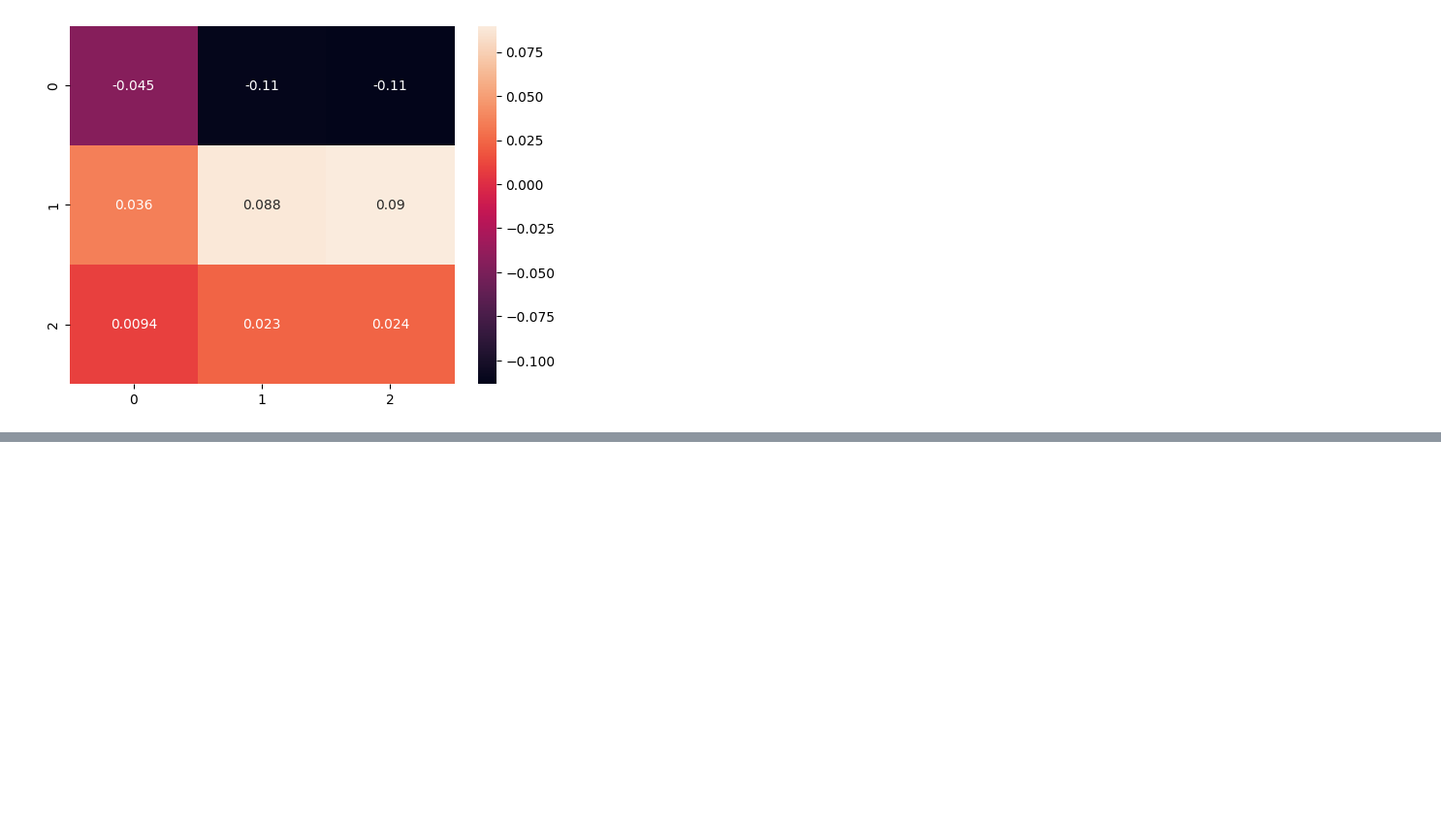
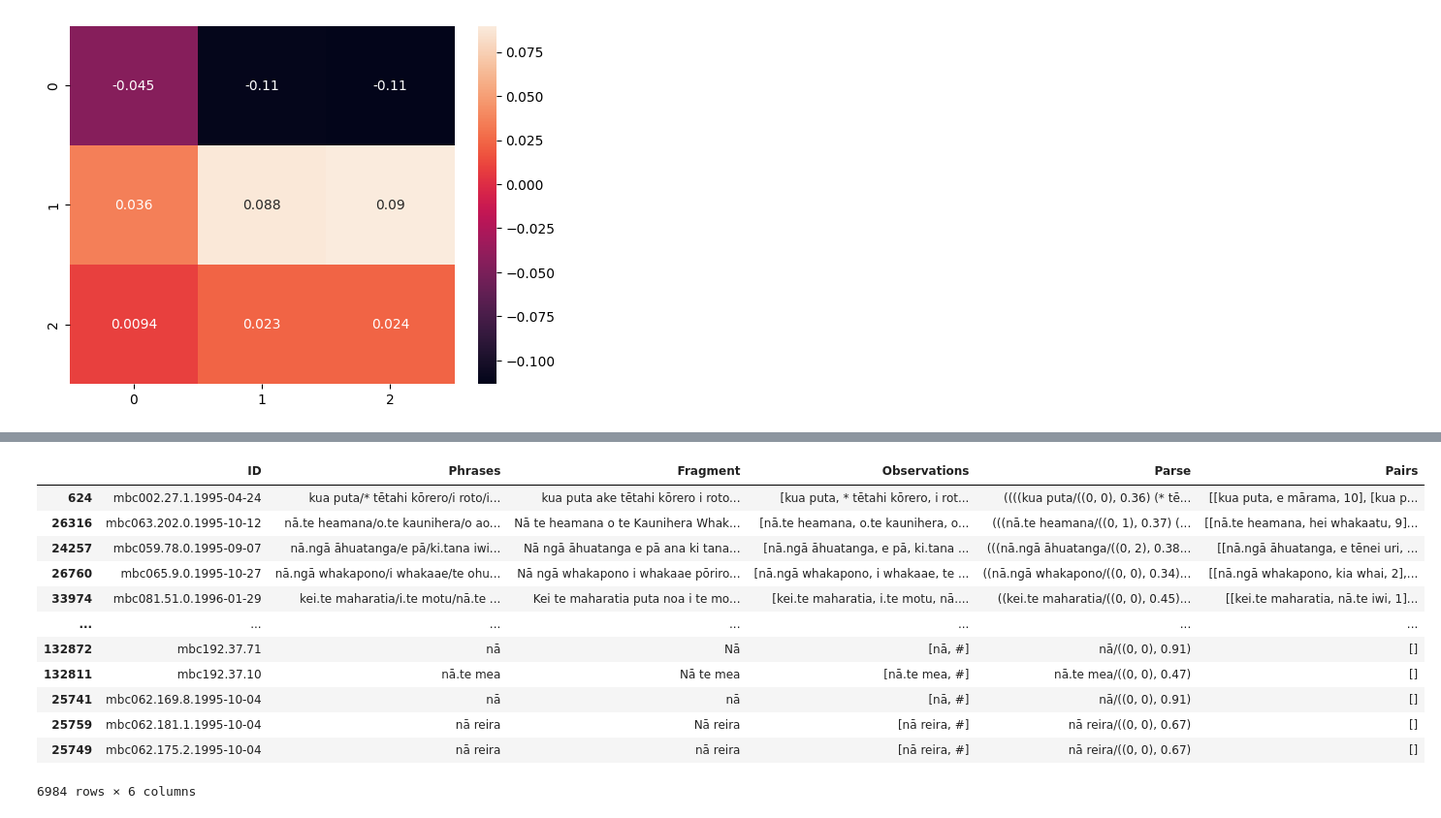
Before and after one commit to connor-taylorbrown/trm-parser, a Jupyter notebook: constructions.ipynb, the cells around one changed output, grey strips where cells are left out. Shown: that part at 97% size. Cells and saved outputs as stored; diff of their text form; code cells hidden in the pictures; blank space fills up the shorter version.

```diff
--- a/constructions.ipynb
+++ b/constructions.ipynb
@@ -286,0 +335,16 @@ str(construction.nodes[0])
+# %%
+paired[paired['Phrases'].str.startswith('nā') | paired['Phrases'].str.contains('/nā')]
+# %% [output]
+|  | ID | Phrases | Fragment | Observations | Parse | Pairs |
+| 624 | mbc002.27.1.1995-04-24 | kua puta/* tētahi kōrero/i roto/i... | kua puta ake tētahi kōrero i roto... | [kua puta, * tētahi kōrero, i rot... | ((((kua puta/((0, 0), 0.36) (* tē... | [[kua puta, e mārama, 10], [kua p... |
+| 26316 | mbc063.202.0.1995-10-12 | nā.te heamana/o.te kaunihera/o ao... | Nā te heamana o te Kaunihera Whak... | [nā.te heamana, o.te kaunihera, o... | (((nā.te heamana/((0, 1), 0.37) (... | [[nā.te heamana, hei whakaatu, 9]... |
+| 24257 | mbc059.78.0.1995-09-07 | nā.ngā āhuatanga/e pā/ki.tana iwi... | Nā ngā āhuatanga e pā ana ki tana... | [nā.ngā āhuatanga, e pā, ki.tana ... | (((nā.ngā āhuatanga/((0, 2), 0.38... | [[nā.ngā āhuatanga, e tēnei uri, ... |
+| 26760 | mbc065.9.0.1995-10-27 | nā.ngā whakapono/i whakaae/te ohu... | Nā ngā whakapono i whakaae pōriro... | [nā.ngā whakapono, i whakaae, te ... | ((nā.ngā whakapono/((0, 0), 0.34)... | [[nā.ngā whakapono, kia whai, 2],... |
+| 33974 | mbc081.51.0.1996-01-29 | kei.te maharatia/i.te motu/nā.te ... | Kei te maharatia puta noa i te mo... | [kei.te maharatia, i.te motu, nā.... | ((kei.te maharatia/((0, 0), 0.45)... | [[kei.te maharatia, nā.te iwi, 1]... |
+| ... | ... | ... | ... | ... | ... | ... |
+| 132872 | mbc192.37.71 | nā | Nā | [nā, #] | nā/((0, 0), 0.91) | [] |
+| 132811 | mbc192.37.10 | nā.te mea | Nā te mea | [nā.te mea, #] | nā.te mea/((0, 0), 0.47) | [] |
+| 25741 | mbc062.169.8.1995-10-04 | nā | nā | [nā, #] | nā/((0, 0), 0.91) | [] |
+| 25759 | mbc062.181.1.1995-10-04 | nā reira | Nā reira | [nā reira, #] | nā reira/((0, 0), 0.67) | [] |
+| 25749 | mbc062.175.2.1995-10-04 | nā reira | nā reira | [nā reira, #] | nā reira/((0, 0), 0.67) | [] |
+6984 rows × 6 columns
```
Also changed, not shown: parts of 10 cells of this notebook, 4 other files.
